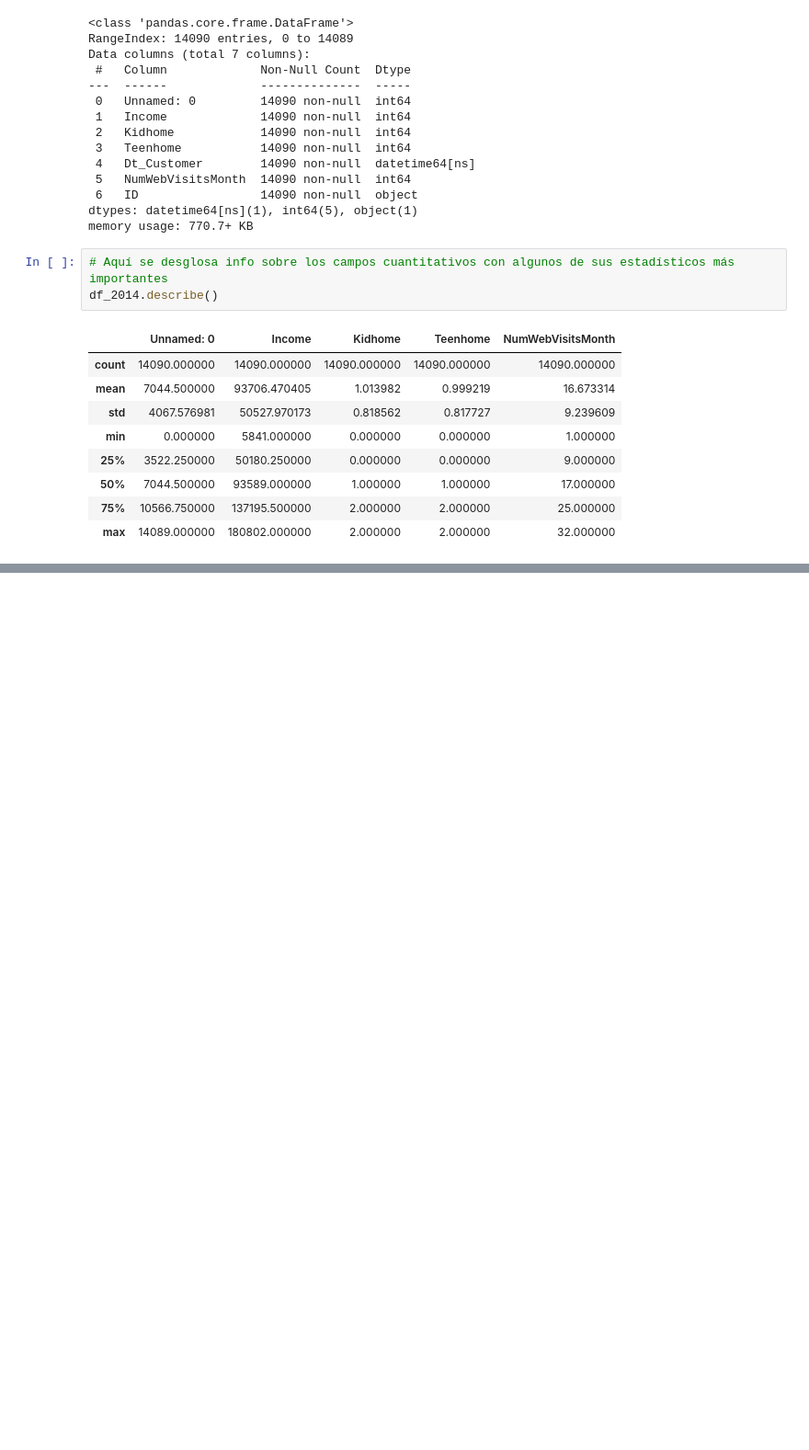
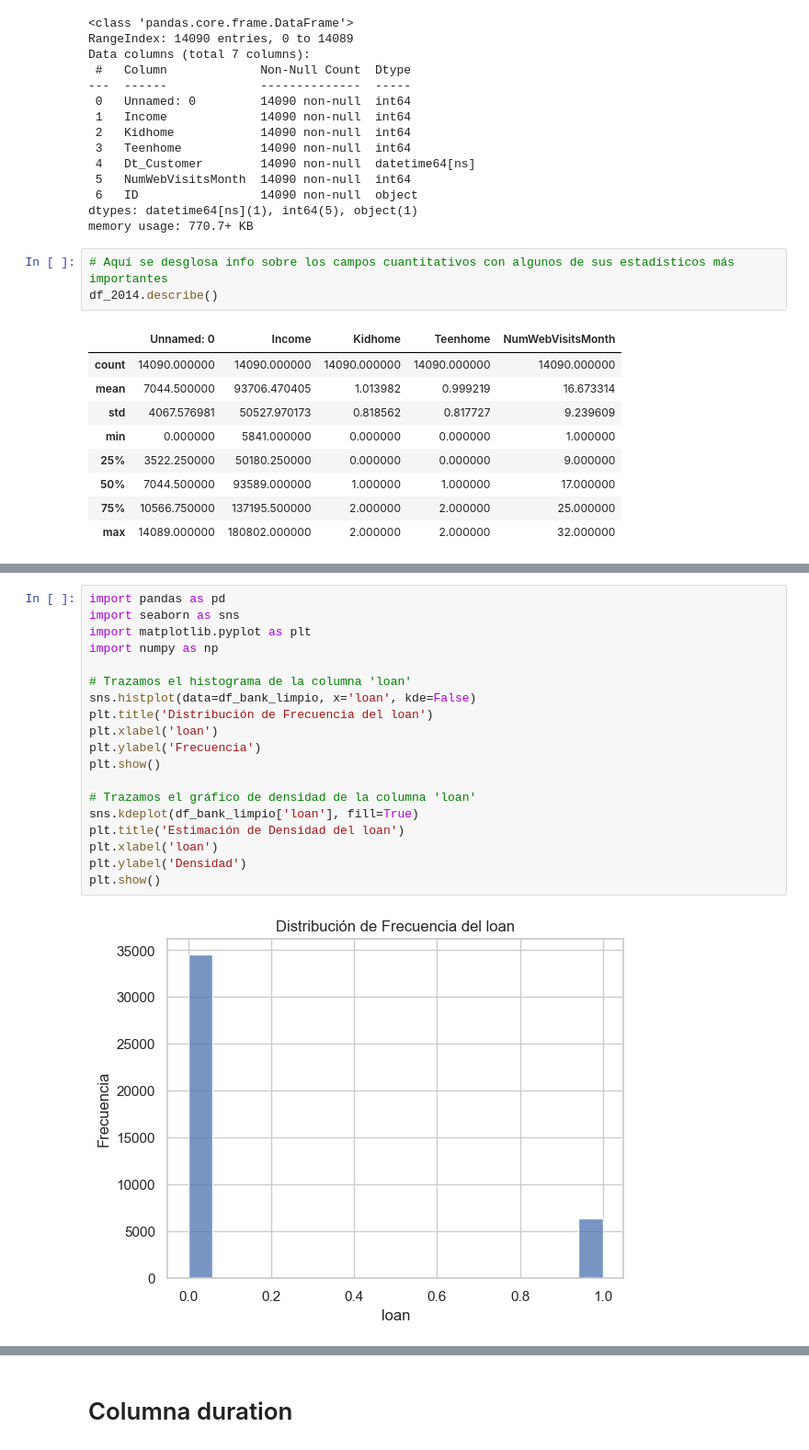
Before and after one commit to Carlolopespesia/Master-on-Data-Analytics, a Jupyter notebook: EDA Python/Cuaderno/cuaderno.ipynb, the cells around one changed output, grey strips where cells are left out. Shown at 92% size. Saved outputs shown, nothing was run; the diff lists cells and outputs as text; blank space fills up the shorter version.

```diff
--- a/EDA Python/Cuaderno/cuaderno.ipynb
+++ b/EDA Python/Cuaderno/cuaderno.ipynb
@@ -165,0 +557,21 @@ df_2014.describe()
+# %%
+import pandas as pd
+import seaborn as sns
+import matplotlib.pyplot as plt
+import numpy as np
+
+# Trazamos el histograma de la columna 'loan'
+sns.histplot(data=df_bank_limpio, x='loan', kde=False)
+plt.title('Distribución de Frecuencia del loan')
+plt.xlabel('loan')
+plt.ylabel('Frecuencia')
+plt.show()
+
+# Trazamos el gráfico de densidad de la columna 'loan'
+sns.kdeplot(df_bank_limpio['loan'], fill=True)
+plt.title('Estimación de Densidad del loan')
+plt.xlabel('loan')
+plt.ylabel('Densidad')
+plt.show()
+# %% [output]
+[figure, added]
@@ -165,0 +579,2 @@ df_2014.describe()
+# %% [markdown]
+# Columna duration
```
Also changed, not shown: parts of 85 cells of this notebook, 3 other files.
